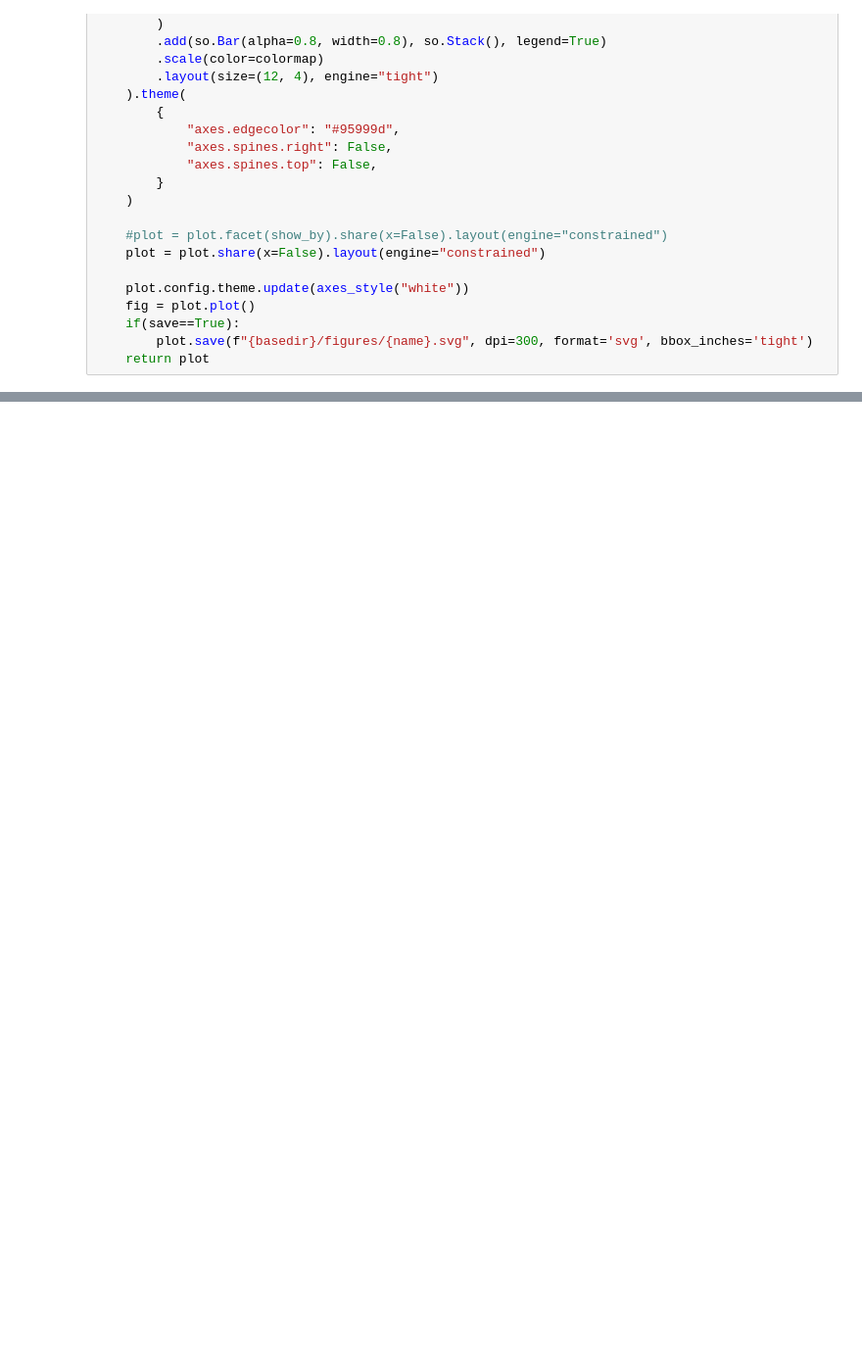
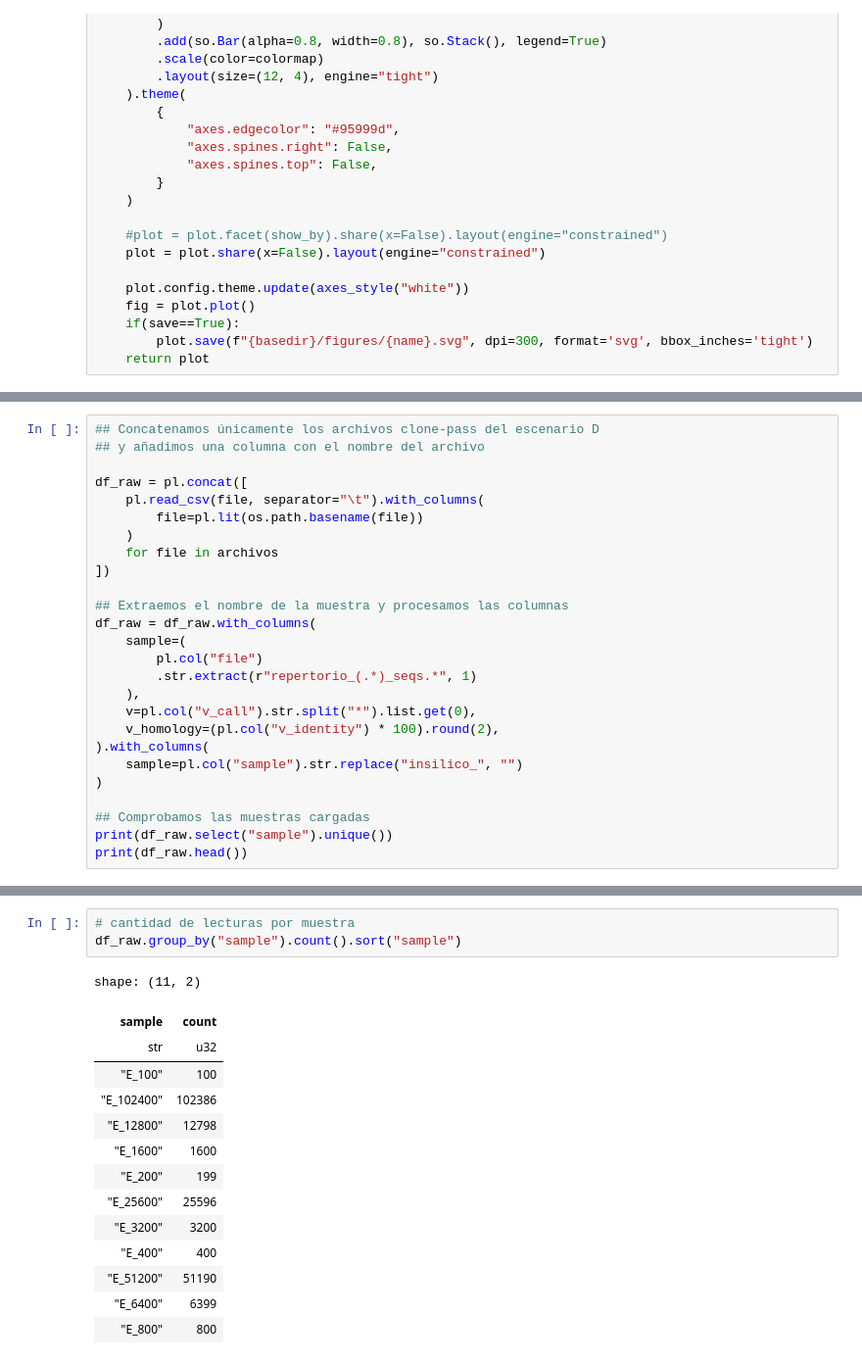
Before and after one commit to sofiacardenase/tesisbioinf-sofia, a Jupyter notebook: notebooks/7-.ipynb, the cells around one changed output, grey strips where cells are left out. Shown at 98% size. Saved outputs shown, nothing was run; the diff lists cells and outputs as text; blank space fills up the shorter version.

```diff
--- a/notebooks/7-.ipynb
+++ b/notebooks/7-.ipynb
@@ -131,0 +138,26 @@ basedir = "/Users/catg/Desktop/SOFIAC/Gitsofia/tesisbioinf-sofia/data/output"
+# %%
+## Concatenamos únicamente los archivos clone-pass del escenario D
+## y añadimos una columna con el nombre del archivo
+
+df_raw = pl.concat([
+    pl.read_csv(file, separator="\t").with_columns(
+        file=pl.lit(os.path.basename(file))
+    )
+    for file in archivos
+])
+
+## Extraemos el nombre de la muestra y procesamos las columnas
+df_raw = df_raw.with_columns(
+    sample=(
+        pl.col("file")
+        .str.extract(r"repertorio_(.*)_seqs.*", 1)
+    ),
+    v=pl.col("v_call").str.split("*").list.get(0),
+    v_homology=(pl.col("v_identity") * 100).round(2),
+).with_columns(
+    sample=pl.col("sample").str.replace("insilico_", "")
+)
+
+## Comprobamos las muestras cargadas
+print(df_raw.select("sample").unique())
+print(df_raw.head())
@@ -131,0 +182,18 @@ basedir = "/Users/catg/Desktop/SOFIAC/Gitsofia/tesisbioinf-sofia/data/output"
+# %%
+# cantidad de lecturas por muestra
+df_raw.group_by("sample").count().sort("sample")
+# %% [output]
+shape: (11, 2)
+| sample | count |
+| str | u32 |
+| "E_100" | 100 |
+| "E_102400" | 102386 |
+| "E_12800" | 12798 |
+| "E_1600" | 1600 |
+| "E_200" | 199 |
+| "E_25600" | 25596 |
+| "E_3200" | 3200 |
+| "E_400" | 400 |
+| "E_51200" | 51190 |
+| "E_6400" | 6399 |
+| "E_800" | 800 |
```
Also changed, not shown: parts of 8 cells of this notebook, 19 other files.
